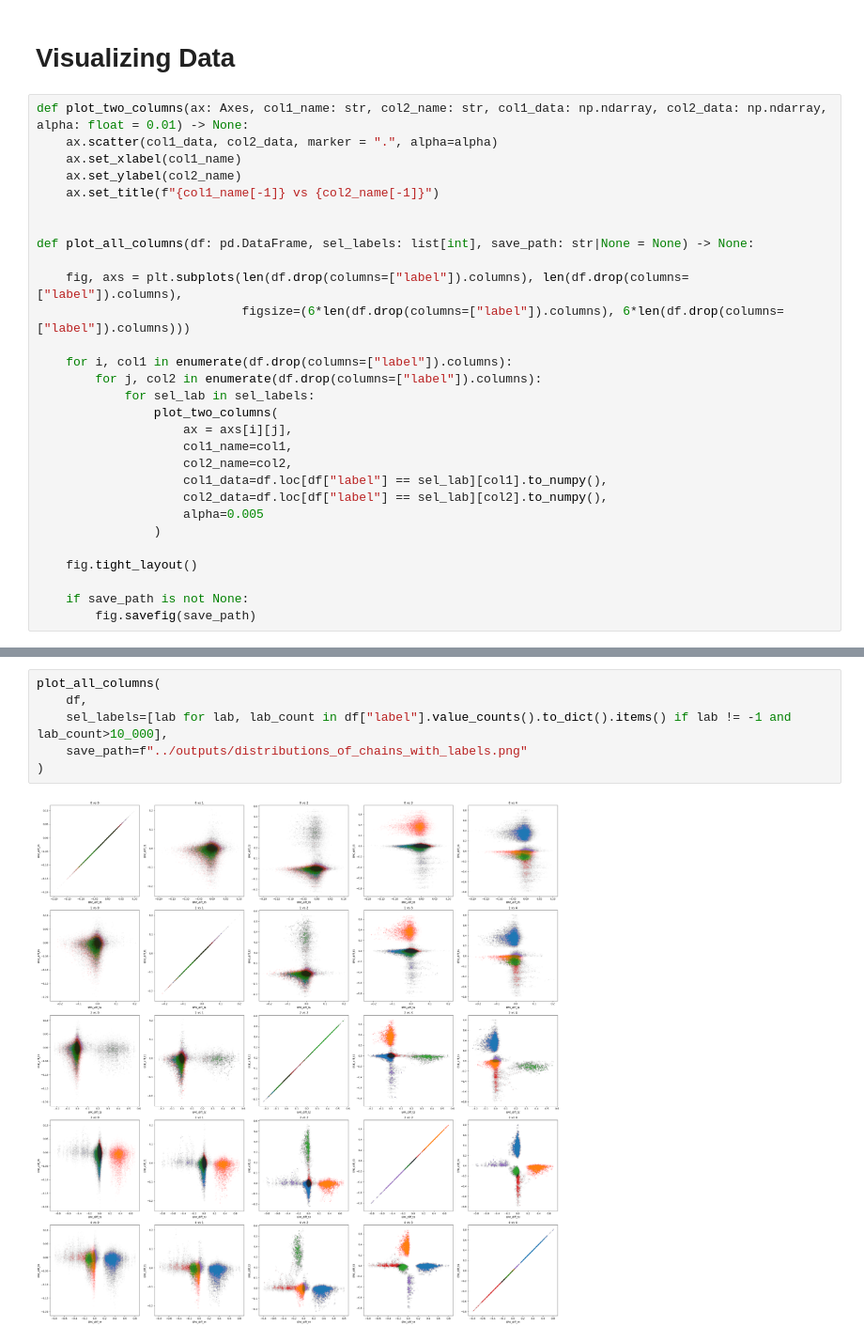
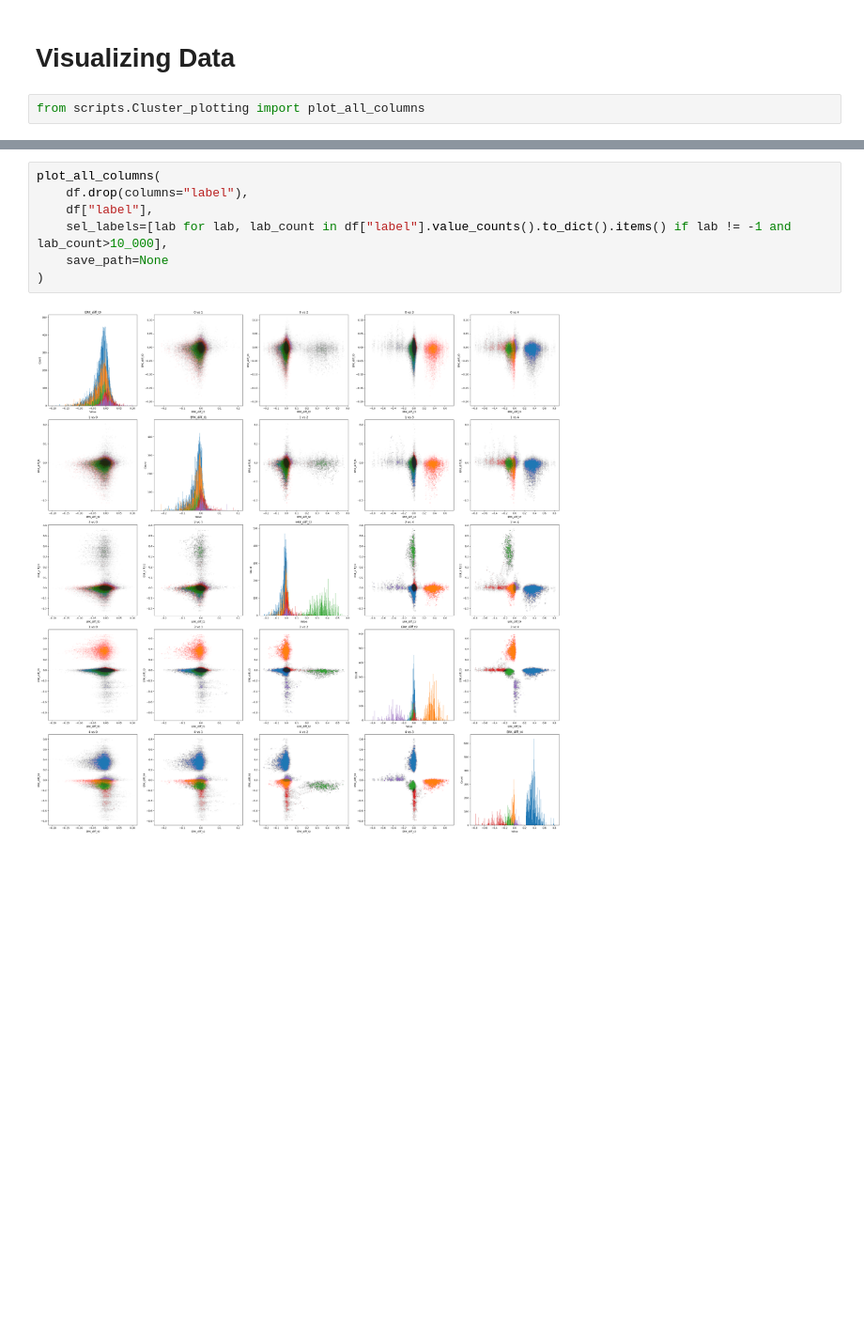
Before and after one commit to Karolcha100/Systems-Biology_project-2, a Jupyter notebook: TaskB/notebooks/05B_searching_for_labels.ipynb, the cells around one changed output, grey strips where cells are left out. Shown at 94% size. Cells and saved outputs as stored; diff of their text form; blank space fills up the shorter version.

```diff
--- a/TaskB/notebooks/05B_searching_for_labels.ipynb
+++ b/TaskB/notebooks/05B_searching_for_labels.ipynb
@@ -71,31 +72,4 @@ df
 # %% [markdown]
 # Visualizing Data
 # %%
-def plot_two_columns(ax: Axes, col1_name: str, col2_name: str, col1_data: np.ndarray, col2_data: np.ndarray, alpha: float = 0.01) -> None:
-    ax.scatter(col1_data, col2_data, marker = ".", alpha=alpha)
-    ax.set_xlabel(col1_name)
-    ax.set_ylabel(col2_name)
-    ax.set_title(f"{col1_name[-1]} vs {col2_name[-1]}")
-
-
-def plot_all_columns(df: pd.DataFrame, sel_labels: list[int], save_path: str|None = None) -> None:
-
-    fig, axs = plt.subplots(len(df.drop(columns=["label"]).columns), len(df.drop(columns=["label"]).columns),
-                            figsize=(6*len(df.drop(columns=["label"]).columns), 6*len(df.drop(columns=["label"]).columns)))
-
-    for i, col1 in enumerate(df.drop(columns=["label"]).columns):
-        for j, col2 in enumerate(df.drop(columns=["label"]).columns):
-            for sel_lab in sel_labels:
-                plot_two_columns(
-                    ax = axs[i][j],
-                    col1_name=col1,
-                    col2_name=col2,
-                    col1_data=df.loc[df["label"] == sel_lab][col1].to_numpy(),
-                    col2_data=df.loc[df["label"] == sel_lab][col2].to_numpy(),
-                    alpha=0.005
-                )
-
-    fig.tight_layout()
-
-    if save_path is not None:
-        fig.savefig(save_path)
+from scripts.Cluster_plotting import plot_all_columns
@@ -102,8 +92,9 @@ def plot_all_columns(df: pd.DataFrame, sel_labels: list[int], save_path: str|Non
 # %%
 plot_all_columns(
-    df,
+    df.drop(columns="label"),
+    df["label"],
     sel_labels=[lab for lab, lab_count in df["label"].value_counts().to_dict().items() if lab != -1 and lab_count>10_000],
-    save_path=f"../outputs/distributions_of_chains_with_labels.png"
+    save_path=None
 )
 # %% [output]
-[figure, old version]
+[figure, new version]
```
Also changed, not shown: parts of 2 cells of this notebook, 6 other files.
